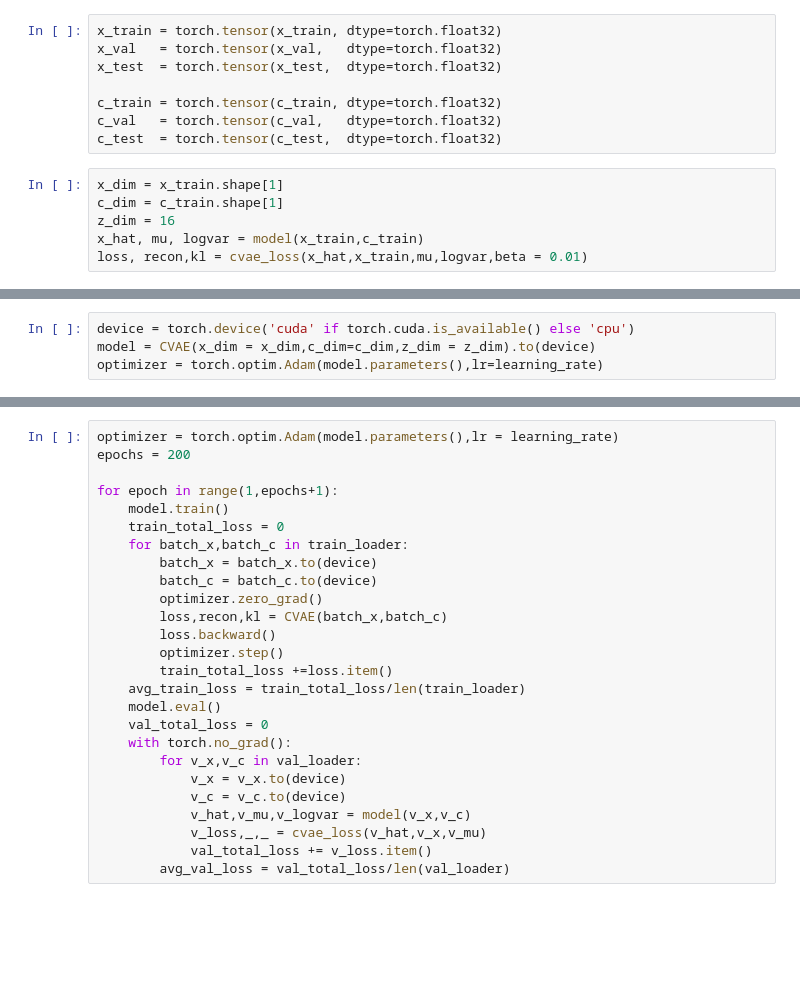
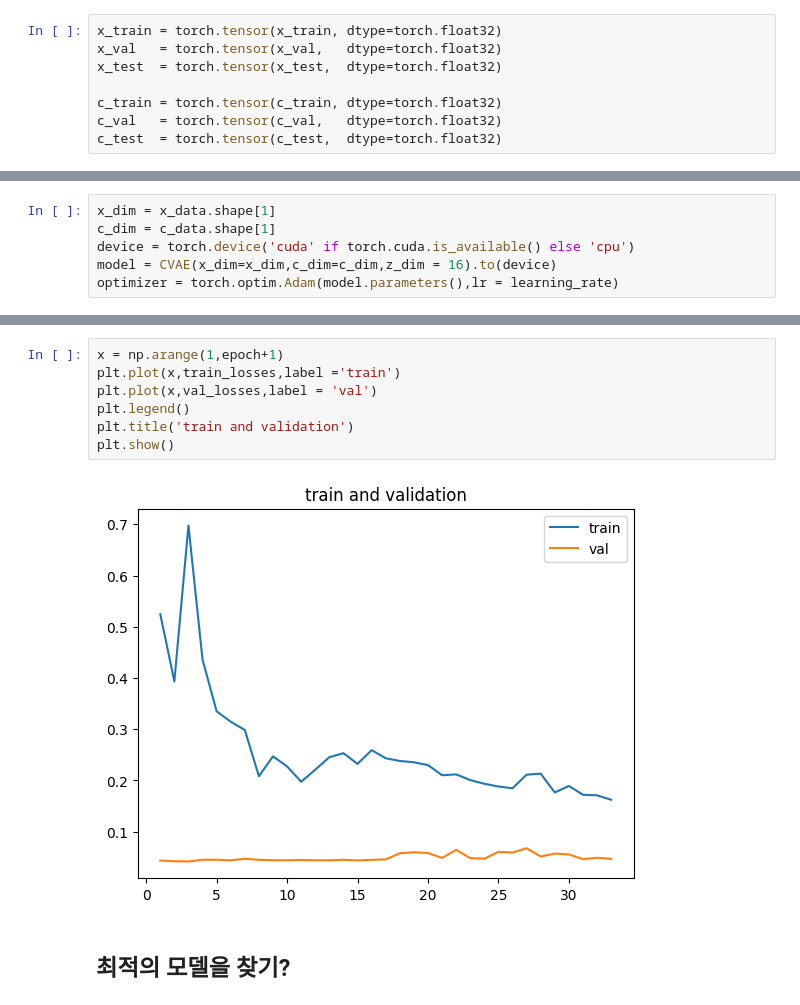
Before and after one commit to MINGYU-1/intern_practicing, a Jupyter notebook: 1_13_earlystopping_model.ipynb, the cells around one changed output, grey strips where cells are left out. Drawn from its saved outputs; the diff is of its cells as text; blank space fills up the shorter version.

```diff
--- a/1_13_earlystopping_model.ipynb
+++ b/1_13_earlystopping_model.ipynb
@@ -39,10 +39,4 @@ x_test  = torch.tensor(x_test,  dtype=torch.float32)
 c_train = torch.tensor(c_train, dtype=torch.float32)
 c_val   = torch.tensor(c_val,   dtype=torch.float32)
 c_test  = torch.tensor(c_test,  dtype=torch.float32)
-# %%
-x_dim = x_train.shape[1]
-c_dim = c_train.shape[1]
-z_dim = 16
-x_hat, mu, logvar = model(x_train,c_train)
-loss, recon,kl = cvae_loss(x_hat,x_train,mu,logvar,beta = 0.01)
 # %%
@@ -58,5 +52,7 @@ val_loader = DataLoader(val_dataset,batch_size = batch_size, shuffle = False)
 # %%
+x_dim = x_data.shape[1]
+c_dim = c_data.shape[1]
 device = torch.device('cuda' if torch.cuda.is_available() else 'cpu')
-model = CVAE(x_dim = x_dim,c_dim=c_dim,z_dim = z_dim).to(device)
-optimizer = torch.optim.Adam(model.parameters(),lr=learning_rate)
+model = CVAE(x_dim=x_dim,c_dim=c_dim,z_dim = 16).to(device)
+optimizer = torch.optim.Adam(model.parameters(),lr = learning_rate)
 # %%
@@ -132,26 +104,11 @@ for epoch in range(1,epochs+1):
-# %%
-optimizer = torch.optim.Adam(model.parameters(),lr = learning_rate)
-epochs = 200
-
-for epoch in range(1,epochs+1):
-    model.train()
-    train_total_loss = 0
-    for batch_x,batch_c in train_loader:
-        batch_x = batch_x.to(device)
-        batch_c = batch_c.to(device)
-        optimizer.zero_grad()
-        loss,recon,kl = CVAE(batch_x,batch_c)
-        loss.backward()
-        optimizer.step()
-        train_total_loss +=loss.item()
-    avg_train_loss = train_total_loss/len(train_loader)
-    model.eval()
-    val_total_loss = 0
-    with torch.no_grad():
-        for v_x,v_c in val_loader:
-            v_x = v_x.to(device)
-            v_c = v_c.to(device)
-            v_hat,v_mu,v_logvar = model(v_x,v_c)
-            v_loss,_,_ = cvae_loss(v_hat,v_x,v_mu)
-            val_total_loss += v_loss.item()
-        avg_val_loss = val_total_loss/len(val_loader)
+# %%
+x = np.arange(1,epoch+1)
+plt.plot(x,train_losses,label ='train')
+plt.plot(x,val_losses,label = 'val')
+plt.legend()
+plt.title('train and validation')
+plt.show()
+# %% [output]
+[figure, added]
+# %% [markdown]
+## 최적의 모델을 찾기?
```
Also changed, not shown: parts of 9 cells of this notebook, 1 other file.
